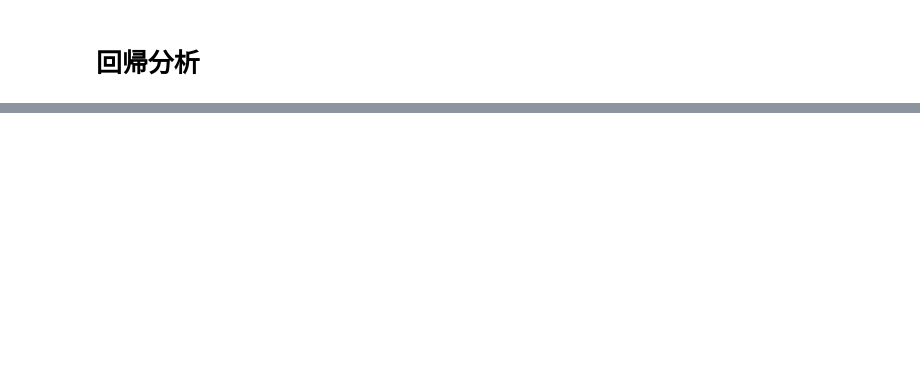
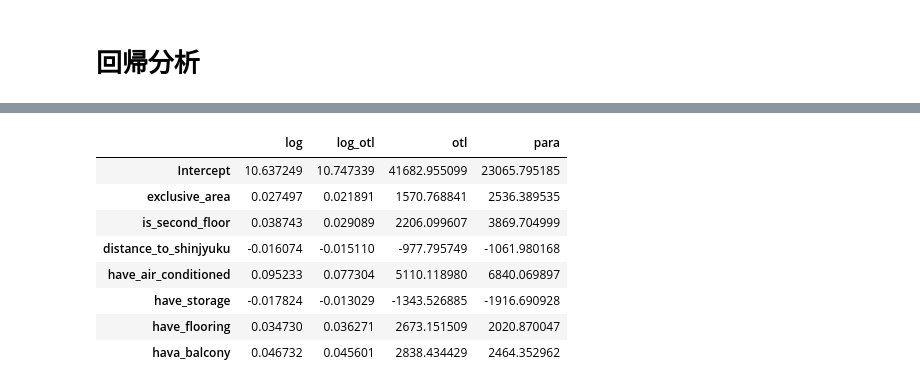
Before and after one commit to panghuanwa/econometrics-analysis, a Jupyter notebook: homework.ipynb, the cells around one changed output, grey strips where cells are left out. Drawn from its saved outputs; the diff is of its cells as text; code cells hidden in the pictures; blank space fills up the shorter version.

```diff
--- a/homework.ipynb
+++ b/homework.ipynb
@@ -245,3 +222,7 @@ Covariance Type:            nonrobust
 
 Warnings:
 [1] Standard Errors assume that the covariance matrix of the errors is correctly specified.
+# %%
+fit_ols_lg = smf.ols("np.log(rent) ~ exclusive_area + is_second_floor + distance_to_shinjyuku +"\
+                  "have_air_conditioned + have_storage + have_flooring + hava_balcony", data=data).fit()
+print(fit_ols_lg.summary())
@@ -247,0 +247,4 @@ Warnings:
+# %%
+fit_ols_otl = smf.ols("rent ~ exclusive_area + is_second_floor + distance_to_shinjyuku +"\
+                  "have_air_conditioned + have_storage + have_flooring + hava_balcony", data=data_otl).fit()
+print(fit_ols_otl.summary())
@@ -247,0 +269,4 @@ Warnings:
+# %%
+fit_ols = smf.ols("rent ~ exclusive_area + is_second_floor + distance_to_shinjyuku +"\
+                  "have_air_conditioned + have_storage + have_flooring + hava_balcony", data=data).fit()
+print(fit_ols.summary())
@@ -247,0 +291,18 @@ Warnings:
+# %%
+# compare
+para_log_otl = fit_ols_lg_otl.params
+para_log = fit_ols_lg.params
+para_otl = fit_ols_otl.params
+para_ = fit_ols.params
+parameters = pd.DataFrame({'log_otl':para_log_otl, 'log': para_log, 'otl':para_otl, 'para': para_})
+parameters
+# %% [output]
+|  | log | log_otl | otl | para |
+| Intercept | 10.637249 | 10.747339 | 41682.955099 | 23065.795185 |
+| exclusive_area | 0.027497 | 0.021891 | 1570.768841 | 2536.389535 |
+| is_second_floor | 0.038743 | 0.029089 | 2206.099607 | 3869.704999 |
+| distance_to_shinjyuku | -0.016074 | -0.015110 | -977.795749 | -1061.980168 |
+| have_air_conditioned | 0.095233 | 0.077304 | 5110.118980 | 6840.069897 |
+| have_storage | -0.017824 | -0.013029 | -1343.526885 | -1916.690928 |
+| have_flooring | 0.034730 | 0.036271 | 2673.151509 | 2020.870047 |
+| hava_balcony | 0.046732 | 0.045601 | 2838.434429 | 2464.352962 |
```
Also changed, not shown: parts of 16 cells of this notebook.
